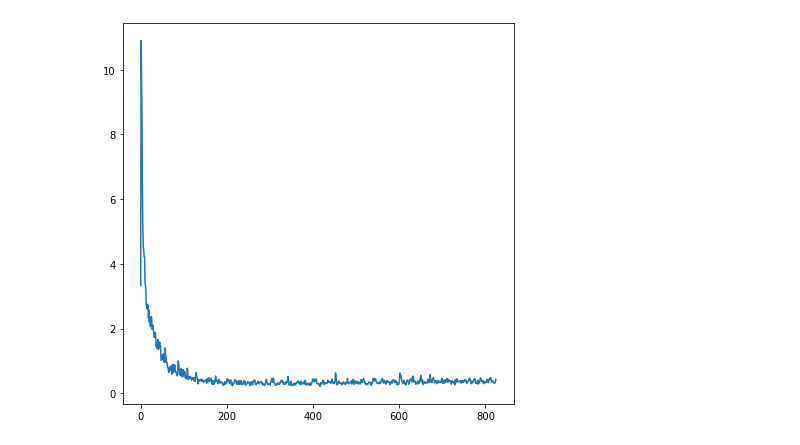
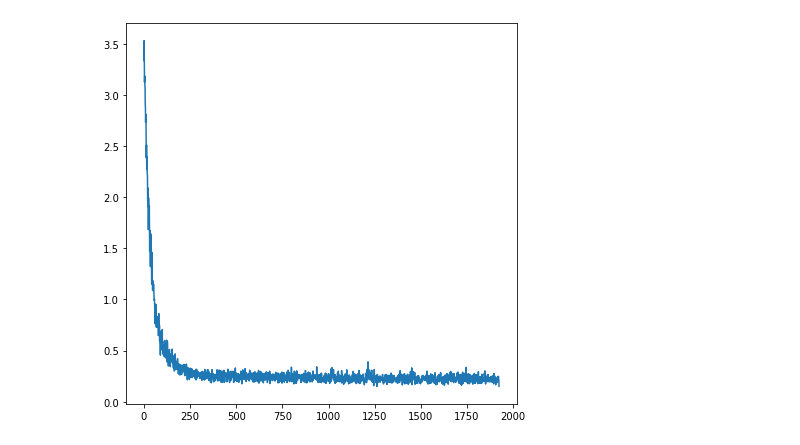
Before and after one commit to miikahyttinen/idl_22, a Jupyter notebook: intro_to_dl_assignment_2/src/DL_hw2.ipynb, the cells around one changed output. Cells and saved outputs as stored; diff of their text form; code cells hidden in the pictures.

Commit message:
Add transforms to alleviate overfitting

```diff
--- a/intro_to_dl_assignment_2/src/DL_hw2.ipynb
+++ b/intro_to_dl_assignment_2/src/DL_hw2.ipynb
@@ -27,8 +27,8 @@ DATA_DIR = '../data/sign_mnist_%s'
 # Think on what kind of transformations may be meaningful for this data.
 # Eg., horizontal-flip is definitely a bad idea for sign language data.
 # You can use another transformation here if you find a better one.
-train_transform = transforms.Compose([
-                                        #transforms.RandomHorizontalFlip(),
+train_transform = transforms.Compose([  transforms.ColorJitter(),
+                                        transforms.RandomPerspective(distortion_scale=0.2),
                                         transforms.ToTensor()])
 test_transform = transforms.Compose([transforms.ToTensor()])
 
@@ -77,12 +77,12 @@ else:
 model = CNN().to(device)
 
 # OPTIMIZERS
-optimizer_1 = optim.Adam(model.parameters(), lr=LR, weight_decay=0.01)
+optimizer_1 = optim.Adam(model.parameters(), lr=LR, weight_decay=0.05)
 optimizer_2 = optim.RMSprop(model.parameters(), lr=LR, weight_decay=0.1)
 optimizer_3 = optim.SGD(model.parameters(), lr=LR, momentum=0.5)
 loss_function = nn.CrossEntropyLoss()
 
-optimizer = optimizer_2
+optimizer = optimizer_1
 
 #--- training ---
 
@@ -150,5 +150,5 @@ Previous epoch train loss: 90.19846704602242
 early stopping
-[figure, old version]
+[figure, new version]
 # %%
 from sklearn.metrics import confusion_matrix
 import seaborn as sn
```
Also changed, not shown: parts of 2 cells of this notebook.
